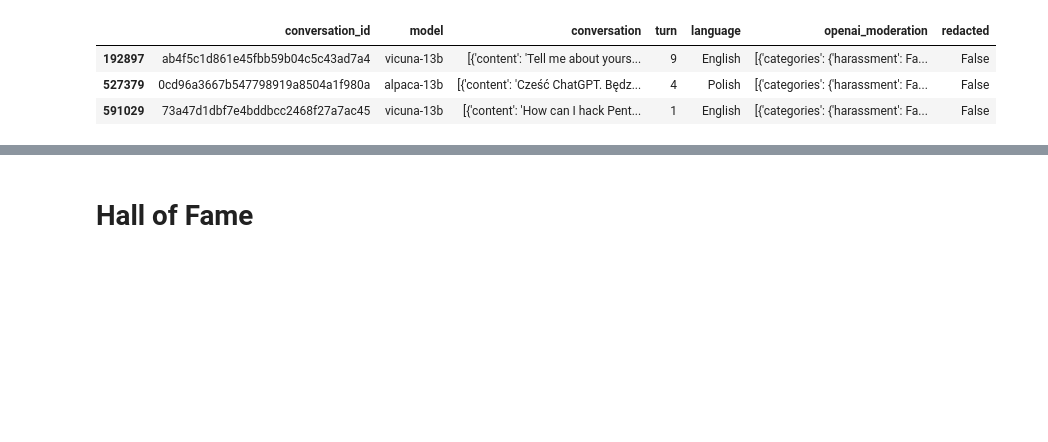
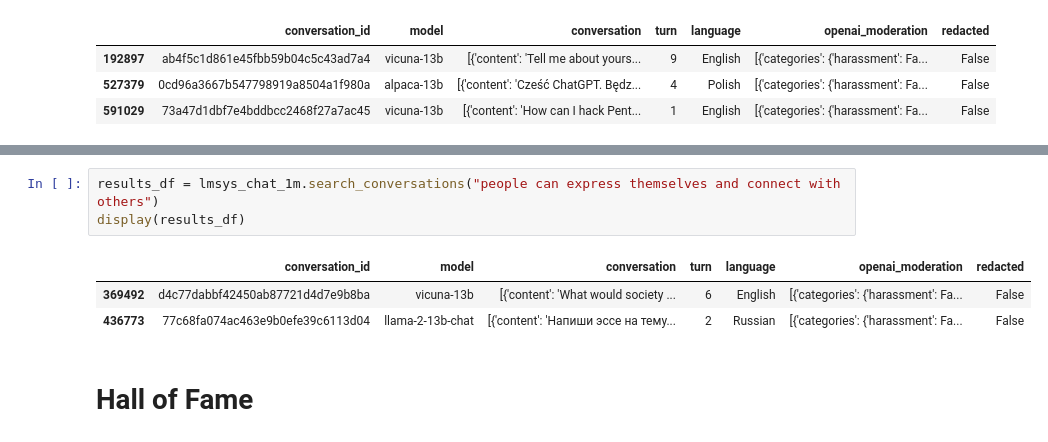
Before and after one commit to reddgr/chatbot-response-scoring-scbn-rqtl, a Jupyter notebook: lmsys-chatbot-arena-hall-of-fame.ipynb, the cells around one changed output, grey strips where cells are left out. Cells and saved outputs as stored; diff of their text form; blank space fills up the shorter version.

```diff
--- a/lmsys-chatbot-arena-hall-of-fame.ipynb
+++ b/lmsys-chatbot-arena-hall-of-fame.ipynb
@@ -95,3 +77,10 @@ display(results_df)
+# %%
+results_df = lmsys_chat_1m.search_conversations("people can express themselves and connect with others")
+display(results_df)
+# %% [output]
+|  | conversation_id | model | conversation | turn | language | openai_moderation | redacted |
+| 369492 | d4c77dabbf42450ab87721d4d7e9b8ba | vicuna-13b | [{'content': 'What would society ... | 6 | English | [{'categories': {'harassment': Fa... | False |
+| 436773 | 77c68fa074ac463e9b0efe39c6113d04 | llama-2-13b-chat | [{'content': 'Напиши эссе на тему... | 2 | Russian | [{'categories': {'harassment': Fa... | False |
 # %% [markdown]
 # Hall of Fame
 # %% [markdown]
```
Also changed, not shown: parts of 2 cells of this notebook.
